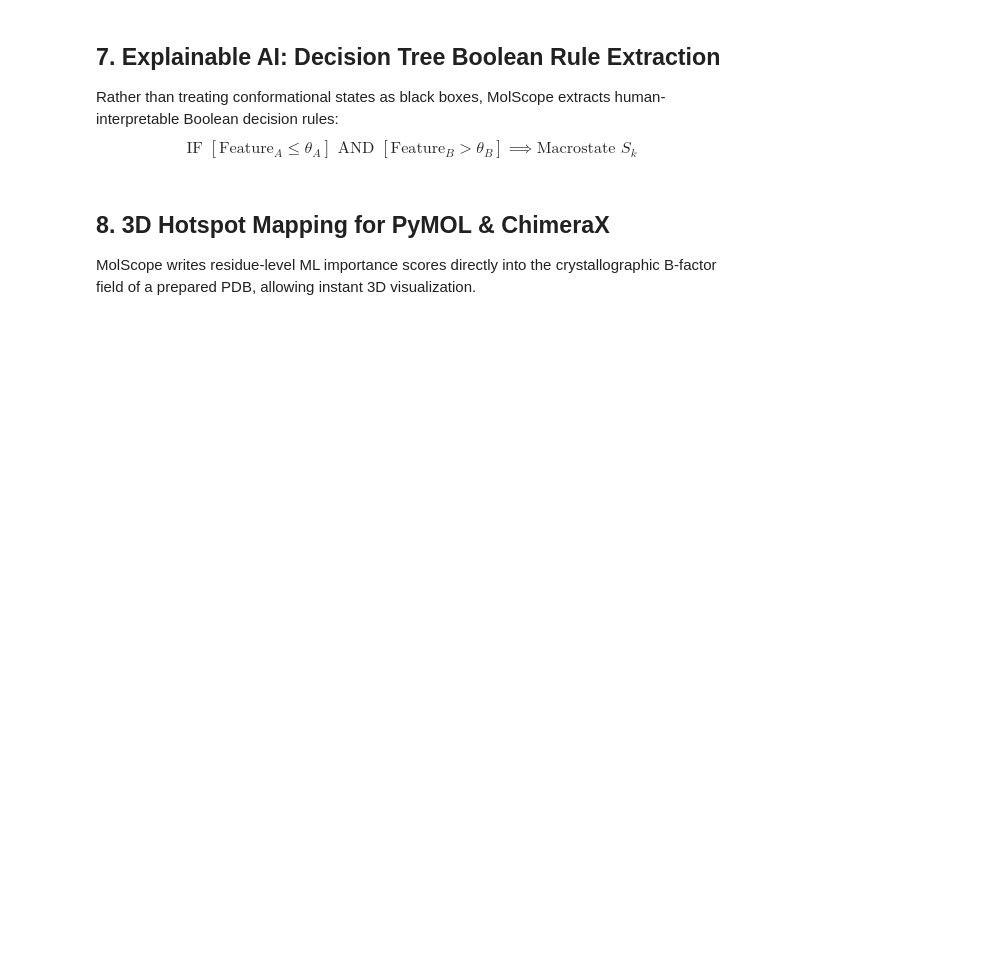
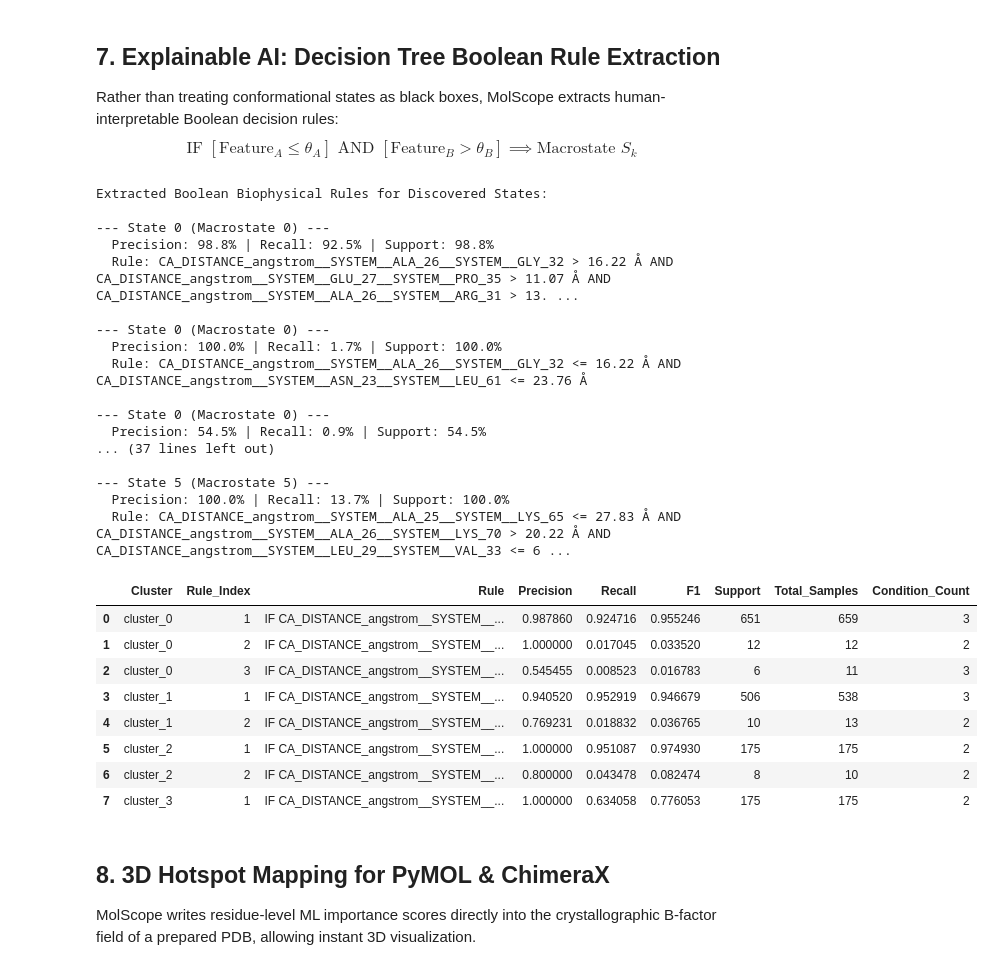
Before and after one commit to N-S8990/molscope, a Jupyter notebook: notebooks/01_Quickstart_Villin_Headpiece.ipynb, the cells around one changed output. Cells and saved outputs as stored; diff of their text form; code cells hidden in the pictures; blank space fills up the shorter version.

```diff
--- a/notebooks/01_Quickstart_Villin_Headpiece.ipynb
+++ b/notebooks/01_Quickstart_Villin_Headpiece.ipynb
@@ -197,15 +297,45 @@ $$\text{IF } [\text{Feature}_A \le \theta_A] \text{ AND } [\text{Feature}_B > \t
 # %%
 explainer = study.explain_clusters(
     clustering_name="dpa",
     max_depth=3,
     min_samples_leaf=10,
 )
 
 print("Extracted Boolean Biophysical Rules for Discovered States:")
 for rule in explainer.rules:
-    print(f"\n--- State {rule.cluster_id} ({rule.cluster_name}) ---")
+    print()
+    print(f"--- State {rule.cluster_id} ({rule.cluster_name}) ---")
     print(f"  Precision: {rule.precision * 100:.1f}% | Recall: {rule.recall * 100:.1f}% | Support: {rule.support_fraction * 100:.1f}%")
     print(f"  Rule: {rule.simplified_rule_text()}")
+
+display(explainer.rules_dataframe().head(8))
+# %% [output]
+Extracted Boolean Biophysical Rules for Discovered States:
+
+--- State 0 (Macrostate 0) ---
+  Precision: 98.8% | Recall: 92.5% | Support: 98.8%
+  Rule: CA_DISTANCE_angstrom__SYSTEM__ALA_26__SYSTEM__GLY_32 > 16.22 Å AND CA_DISTANCE_angstrom__SYSTEM__GLU_27__SYSTEM__PRO_35 > 11.07 Å AND CA_DISTANCE_angstrom__SYSTEM__ALA_26__SYSTEM__ARG_31 > 13. ...
+
+--- State 0 (Macrostate 0) ---
+  Precision: 100.0% | Recall: 1.7% | Support: 100.0%
+  Rule: CA_DISTANCE_angstrom__SYSTEM__ALA_26__SYSTEM__GLY_32 <= 16.22 Å AND CA_DISTANCE_angstrom__SYSTEM__ASN_23__SYSTEM__LEU_61 <= 23.76 Å
+
+--- State 0 (Macrostate 0) ---
+  Precision: 54.5% | Recall: 0.9% | Support: 54.5%
+... (37 lines left out)
+
+--- State 5 (Macrostate 5) ---
+  Precision: 100.0% | Recall: 13.7% | Support: 100.0%
+  Rule: CA_DISTANCE_angstrom__SYSTEM__ALA_25__SYSTEM__LYS_65 <= 27.83 Å AND CA_DISTANCE_angstrom__SYSTEM__ALA_26__SYSTEM__LYS_70 > 20.22 Å AND CA_DISTANCE_angstrom__SYSTEM__LEU_29__SYSTEM__VAL_33 <= 6 ...
+|  | Cluster | Rule_Index | Rule | Precision | Recall | F1 | Support | Total_Samples | Condition_Count |
+| 0 | cluster_0 | 1 | IF CA_DISTANCE_angstrom__SYSTEM__... | 0.987860 | 0.924716 | 0.955246 | 651 | 659 | 3 |
+| 1 | cluster_0 | 2 | IF CA_DISTANCE_angstrom__SYSTEM__... | 1.000000 | 0.017045 | 0.033520 | 12 | 12 | 2 |
+| 2 | cluster_0 | 3 | IF CA_DISTANCE_angstrom__SYSTEM__... | 0.545455 | 0.008523 | 0.016783 | 6 | 11 | 3 |
+| 3 | cluster_1 | 1 | IF CA_DISTANCE_angstrom__SYSTEM__... | 0.940520 | 0.952919 | 0.946679 | 506 | 538 | 3 |
+| 4 | cluster_1 | 2 | IF CA_DISTANCE_angstrom__SYSTEM__... | 0.769231 | 0.018832 | 0.036765 | 10 | 13 | 2 |
+| 5 | cluster_2 | 1 | IF CA_DISTANCE_angstrom__SYSTEM__... | 1.000000 | 0.951087 | 0.974930 | 175 | 175 | 2 |
+| 6 | cluster_2 | 2 | IF CA_DISTANCE_angstrom__SYSTEM__... | 0.800000 | 0.043478 | 0.082474 | 8 | 10 | 2 |
+| 7 | cluster_3 | 1 | IF CA_DISTANCE_angstrom__SYSTEM__... | 1.000000 | 0.634058 | 0.776053 | 175 | 175 | 2 |
 # %% [markdown]
 ## 8. 3D Hotspot Mapping for PyMOL & ChimeraX
 
```
Also changed, not shown: parts of 11 cells of this notebook.
